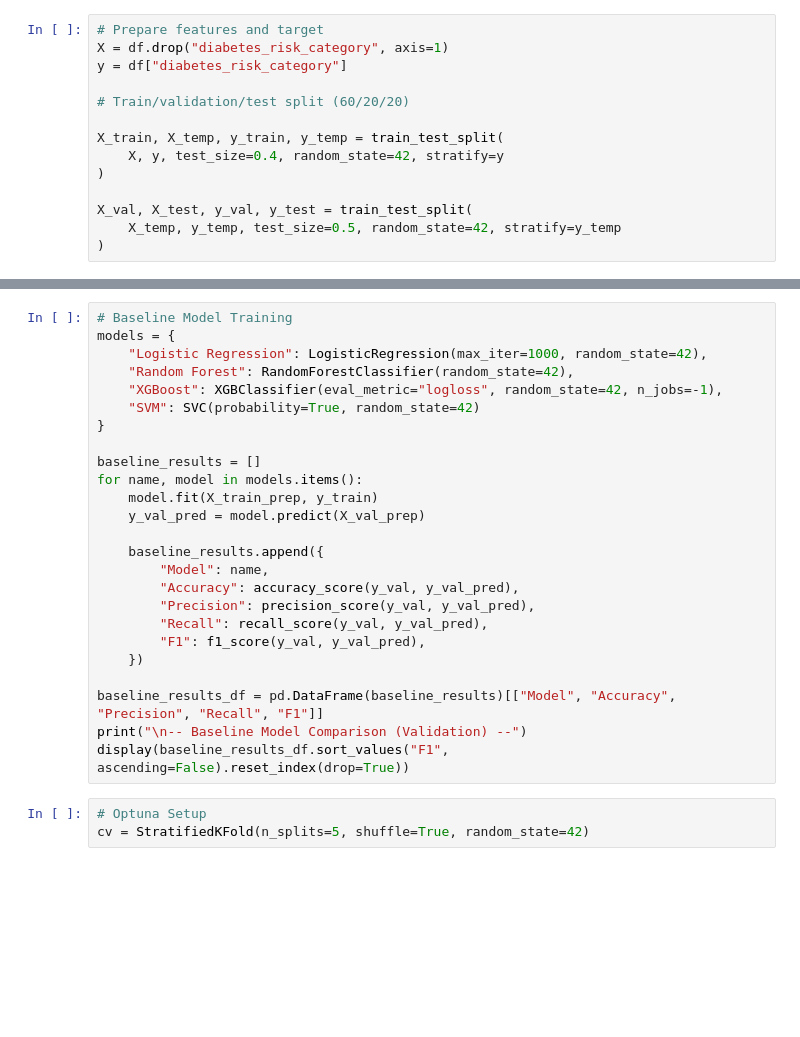
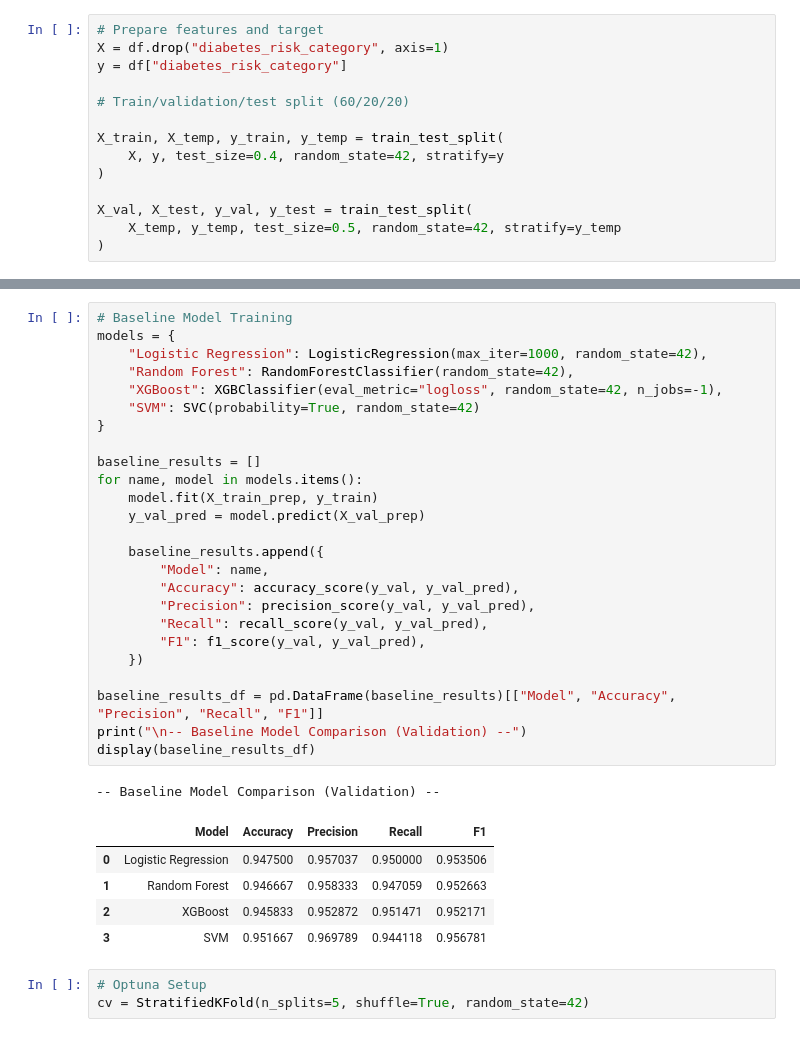
Before and after one commit to Priyansu-Nayak-10/Final-year-Research-Project, a Jupyter notebook: notebooks/diabetes_model.ipynb, the cells around one changed output, grey strips where cells are left out. Drawn from its saved outputs; the diff is of its cells as text; blank space fills up the shorter version.

```diff
--- a/notebooks/diabetes_model.ipynb
+++ b/notebooks/diabetes_model.ipynb
@@ -148,28 +201,35 @@ print(selected_features)
 # %%
 # Baseline Model Training
 models = {
     "Logistic Regression": LogisticRegression(max_iter=1000, random_state=42),
     "Random Forest": RandomForestClassifier(random_state=42),
     "XGBoost": XGBClassifier(eval_metric="logloss", random_state=42, n_jobs=-1),
     "SVM": SVC(probability=True, random_state=42)
 }
 
 baseline_results = []
 for name, model in models.items():
     model.fit(X_train_prep, y_train)
     y_val_pred = model.predict(X_val_prep)
 
     baseline_results.append({
         "Model": name,
         "Accuracy": accuracy_score(y_val, y_val_pred),
         "Precision": precision_score(y_val, y_val_pred),
         "Recall": recall_score(y_val, y_val_pred),
         "F1": f1_score(y_val, y_val_pred),
     })
 
 baseline_results_df = pd.DataFrame(baseline_results)[["Model", "Accuracy", "Precision", "Recall", "F1"]]
 print("\n-- Baseline Model Comparison (Validation) --")
-display(baseline_results_df.sort_values("F1", ascending=False).reset_index(drop=True))
+display(baseline_results_df)
+# %% [output]
+-- Baseline Model Comparison (Validation) --
+|  | Model | Accuracy | Precision | Recall | F1 |
+| 0 | Logistic Regression | 0.947500 | 0.957037 | 0.950000 | 0.953506 |
+| 1 | Random Forest | 0.946667 | 0.958333 | 0.947059 | 0.952663 |
+| 2 | XGBoost | 0.945833 | 0.952872 | 0.951471 | 0.952171 |
+| 3 | SVM | 0.951667 | 0.969789 | 0.944118 | 0.956781 |
 # %%
 # Optuna Setup
 cv = StratifiedKFold(n_splits=5, shuffle=True, random_state=42)
```
Also changed, not shown: parts of 18 cells of this notebook, 3 other files.
